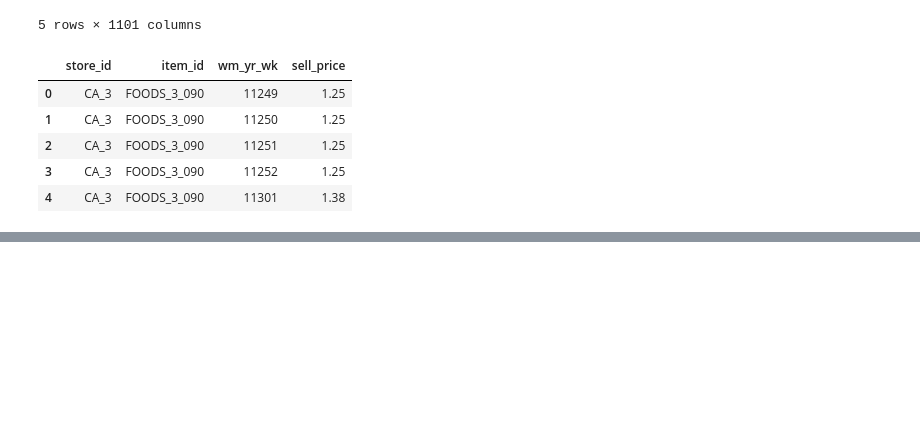
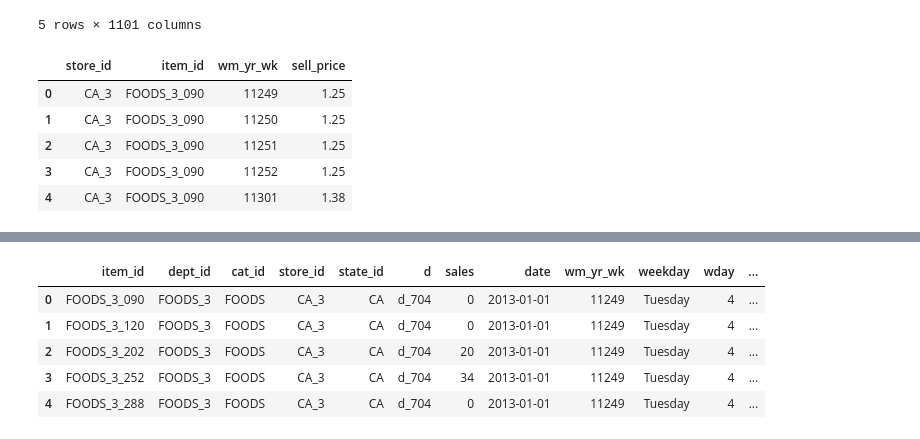
Before and after one commit to adrianriverof/Retail-Sales-Forecasting, a Jupyter notebook: 03_Notebooks/02_Development/01_Setup.ipynb, the cells around one changed output, grey strips where cells are left out. Cells and saved outputs as stored; diff of their text form; code cells hidden in the pictures; blank space fills up the shorter version.

Commit message:
data(setup): work-val datasets, merged from original data

```diff
--- a/03_Notebooks/02_Development/01_Setup.ipynb
+++ b/03_Notebooks/02_Development/01_Setup.ipynb
@@ -57,0 +94,13 @@ prices.head()
+# %%
+# merge with calendar
+
+df = sales.merge(right = cal, how = 'left', on = 'd')
+# %%
+df.head()
+# %% [output]
+|  | item_id | dept_id | cat_id | store_id | state_id | d | sales | date | wm_yr_wk | weekday | wday | ... |
+| 0 | FOODS_3_090 | FOODS_3 | FOODS | CA_3 | CA | d_704 | 0 | 2013-01-01 | 11249 | Tuesday | 4 | ... |
+| 1 | FOODS_3_120 | FOODS_3 | FOODS | CA_3 | CA | d_704 | 0 | 2013-01-01 | 11249 | Tuesday | 4 | ... |
+| 2 | FOODS_3_202 | FOODS_3 | FOODS | CA_3 | CA | d_704 | 20 | 2013-01-01 | 11249 | Tuesday | 4 | ... |
+| 3 | FOODS_3_252 | FOODS_3 | FOODS | CA_3 | CA | d_704 | 34 | 2013-01-01 | 11249 | Tuesday | 4 | ... |
+| 4 | FOODS_3_288 | FOODS_3 | FOODS | CA_3 | CA | d_704 | 0 | 2013-01-01 | 11249 | Tuesday | 4 | ... |
```
Also changed, not shown: parts of 16 cells of this notebook, 2 other files.
